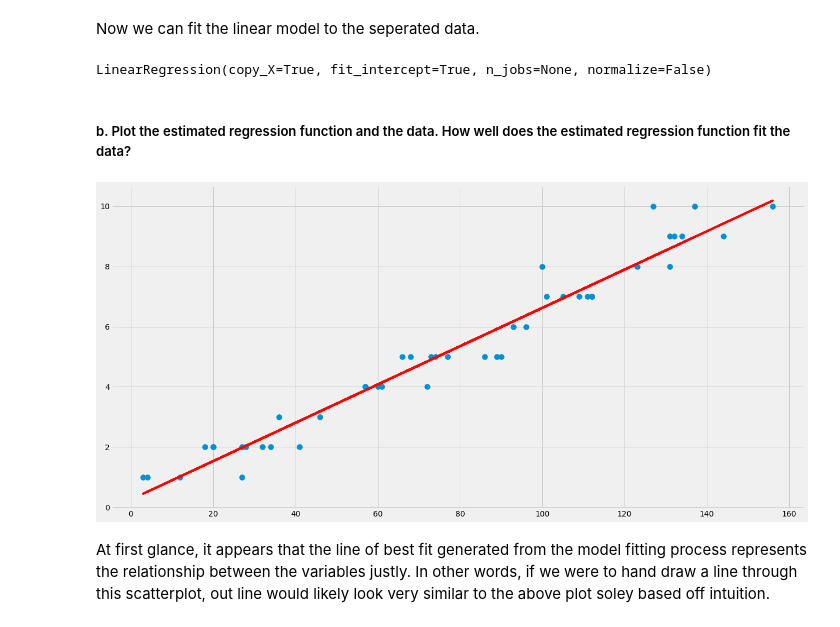
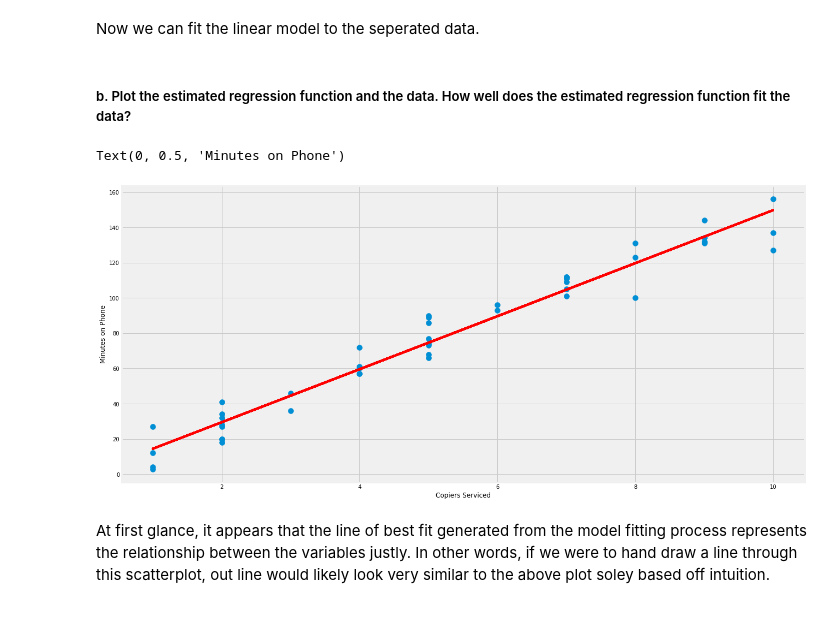
Before and after one commit to jpz129/stat-615-homework-1, a Jupyter notebook: Homework 1.ipynb, the cells around one changed output. Saved outputs shown, nothing was run; the diff lists cells and outputs as text; code cells hidden in the pictures.

```diff
--- a/Homework 1.ipynb
+++ b/Homework 1.ipynb
@@ -49,5 +23,5 @@ df.head()
 # %%
-df["x"] = df["x"].apply(lambda x: str(x.split()[0])) # removing old values from x col
-for col in df.columns: # turning the values back to floats
+df["x"] = df["x"].apply(
+    lambda x: str(x.split()[0]))  # removing old values from x col
+for col in df.columns:  # turning the values back to floats
     df[col] = df[col].apply(float)
-df.head()
@@ -61,17 +28,19 @@ df.head()
+# %%
+df.rename({"x": "y", "y": "x"}, axis=1, inplace=True)
+df.head();
 # %%
 from sklearn import linear_model
 lm = linear_model.LinearRegression()
 # %% [markdown]
 Below, we'll seperate the predictor variable from the response variable as seperate objects.
 # %%
-X = np.array(df["x"]).reshape(-1, 1) # have to reshape the array for sklearn due to SLM
+X = np.array(df["x"]).reshape(
+    -1, 1)  # have to reshape the array for sklearn due to SLM
 y = np.array(df["y"])
 # %% [markdown]
 Now we can fit the linear model to the seperated data.
 # %%
-lm.fit(X, y) # fitting the model to predictor and response
+lm.fit(X, y);  # fitting the model to predictor and response
-# %% [output]
-LinearRegression(copy_X=True, fit_intercept=True, n_jobs=None, normalize=False)
 # %% [markdown]
 ##### b. Plot the estimated regression function and the data.  How well does the estimated regression function fit the data?
 # %%
@@ -82,11 +52,13 @@ import seaborn as sns
 # %%
-pred = lm.predict(X) # getting predictions from the model
-plt.figure(figsize = (20, 10))
-plt.scatter(X, y, s = 100)
+pred = lm.predict(X)  # getting predictions from the model
+plt.figure(figsize=(20, 10))
+plt.scatter(X, y, s=100)
 plt.plot(X, pred, color='red')
-plt.show()
+plt.xlabel("Copiers Serviced")
+plt.ylabel("Minutes on Phone")
 # %% [output]
+Text(0, 0.5, 'Minutes on Phone')
-[figure, old version]
+[figure, new version]
 # %% [markdown]
 At first glance, it appears that the line of best fit generated from the model fitting process represents the relationship between the variables justly.  In other words, if we were to hand draw a line through this scatterplot, out line would likely look very similar to the above plot soley based off intuition.
 # %% [markdown]
```
Also changed, not shown: parts of 54 cells of this notebook.
